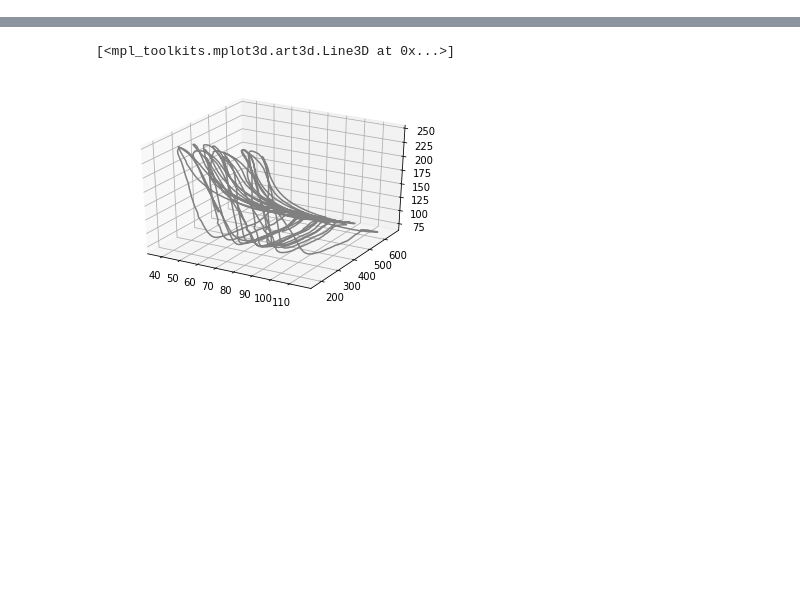
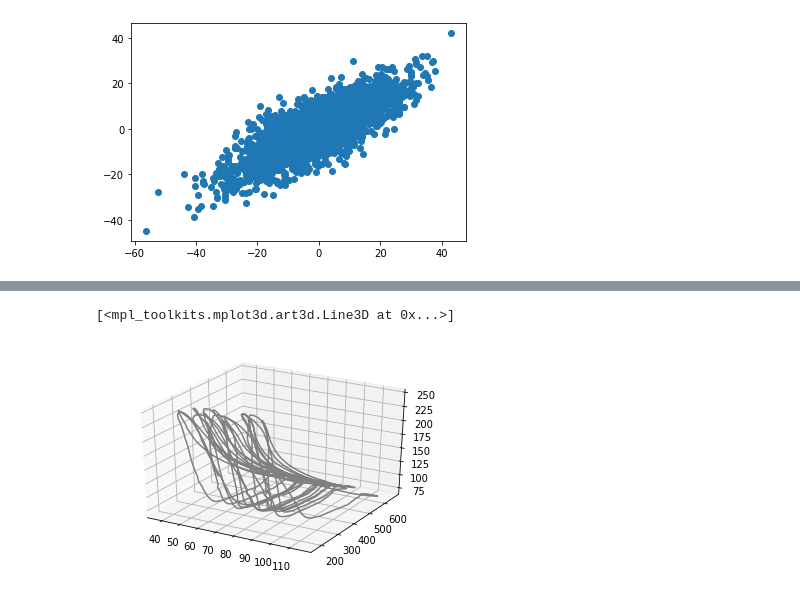
Before and after one commit to inseungkang/learningalgos, a Jupyter notebook: Controller_Inference_AdaptationTrial.ipynb, the cells around one changed output, grey strips where cells are left out. Saved outputs shown, nothing was run; the diff lists cells and outputs as text; code cells hidden in the pictures; blank space fills up the shorter version.

```diff
--- a/Controller_Inference_AdaptationTrial.ipynb
+++ b/Controller_Inference_AdaptationTrial.ipynb
@@ -236,0 +232,89 @@ R2 Value for Y: 0.23644454094597644
+# %%
+# Obtain state vector for pelvis this is combination of position and velocity which was differentiated
+b, a = signal.butter(2, 0.125)
+
+COM_X_r = com[:,0] - foot_r[:,0]
+COM_Y_r = com[:,1] - foot_r[:,1]
+COM_Z_r = com[:,2] - foot_r[:,2]
+COM_X_l = com[:,0] - foot_l[:,0]
+COM_Y_l = com[:,1] - foot_l[:,1]
+COM_Z_l = com[:,2] - foot_l[:,2]
+
+COM_XX_r = np.append(np.diff(COM_X_r), np.diff(COM_X_r)[-1])
+COM_YY_r = np.append(np.diff(COM_Y_r), np.diff(COM_Y_r)[-1])
+COM_ZZ_r = np.append(np.diff(COM_Z_r), np.diff(COM_Z_r)[-1])
+COM_XX_l = np.append(np.diff(COM_X_l), np.diff(COM_X_l)[-1])
+COM_YY_l = np.append(np.diff(COM_Y_l), np.diff(COM_Y_l)[-1])
+COM_ZZ_l = np.append(np.diff(COM_Z_l), np.diff(COM_Z_l)[-1])
+
+COM_XX_r = signal.filtfilt(b, a, COM_XX_r)
+COM_YY_r = signal.filtfilt(b, a, COM_YY_r)
+COM_ZZ_r = signal.filtfilt(b, a, COM_ZZ_r)
+COM_XX_l = signal.filtfilt(b, a, COM_XX_l)
+COM_YY_l = signal.filtfilt(b, a, COM_YY_l)
+COM_ZZ_l = signal.filtfilt(b, a, COM_ZZ_l)
+
+COM_state_r = np.transpose(np.asarray((COM_X_r, COM_Z_r, COM_XX_r, COM_YY_r, COM_ZZ_r)))
+COM_state_l = np.transpose(np.asarray((COM_X_l, COM_Z_l, COM_XX_l, COM_YY_l, COM_ZZ_l)))
+
+# Obtain foot placement vector (X, Y). This is only the position vector but we need to subtract the relevant COM position to obtain foot place relative to the COM
+footXY_l = np.column_stack((foot_l[:,0] - foot_r[:,0], foot_l[:,1] - foot_r[:,1]))
+footXY_r = np.column_stack((foot_r[:,0] - foot_l[:,0], foot_r[:,1] - foot_l[:,1]))
+
+# Obtain COM state and foot placement at mid stance / heel contact for left and right leg using the corresponding gait event index
+COM_ms_l = COM_state_l[[int(i) for i in gait_event_idx[:,0].tolist()]]
+COM_ms_r = COM_state_r[[int(i) for i in gait_event_idx[:,2].tolist()]]
+footXY_hc_l = footXY_l[[int(i) for i in gait_event_idx[:,3].tolist()]]
+footXY_hc_r = footXY_r[[int(i) for i in gait_event_idx[:,1].tolist()]]
+
+# compute the nominal P_star and Q_star which is just a mean value during certain part of the gait cycle (mid stance / heel contact)
+# delta_P_r = signal.detrend(COM_ms_r, type='linear')
+# delta_P_l = signal.detrend(COM_ms_l, type='linear')
+# delta_Q_r = signal.detrend(footXY_hc_l, type='linear')
+# delta_Q_l = signal.detrend(footXY_hc_r, type='linear')
+
+
+# Find the nominal trajectory (moving average of the state)
+def moving_average(y, N):
+  y_final = np.empty(y.shape)
+  for idx in np.arange(y.shape[1]):
+    y_padded = np.pad(y[:,idx], (N//2, N-1-N//2), mode='edge')
+    y_final[:,idx] = np.convolve(y_padded, np.ones((N,))/N, mode='valid')
+  return y_final
+
+N =60
+COM_ms_norm_l = moving_average(COM_ms_l, N)
+COM_ms_norm_r = moving_average(COM_ms_r, N)
+footXY_hc_norm_l = moving_average(footXY_hc_l, N)
+footXY_hc_norm_r = moving_average(footXY_hc_r, N)
+
+
+delta_P_r = COM_ms_r - COM_ms_norm_r
+delta_P_l = COM_ms_l - COM_ms_norm_l
+delta_Q_r = footXY_hc_l - footXY_hc_norm_l
+delta_Q_l = footXY_hc_r - footXY_hc_norm_r
+
+# I want to check the running average of different COM values -> to calculate the running Pnorm and Qnorm
+
+# Using the compuate delata values, fit a linear model around it
+range = 6000
+start = 0
+end = start + range
+
+test_start = np.argmin(np.abs(gait_event_idx[:,0] - start))
+test_end = np.argmin(np.abs(gait_event_idx[:,0] - end))
+
+linear_model_X = LinearRegression().fit(delta_P_r[start:end,:], delta_Q_r[start:end,0])
+linear_model_Y = LinearRegression().fit(delta_P_r[start:end,:], delta_Q_r[start:end,1])
+
+print(file_name)
+print('R2 Value for X: '+str(linear_model_X.score(delta_P_r[start:end], delta_Q_r[start:end,0])))
+print('R2 Value for Y: '+str(linear_model_Y.score(delta_P_r[start:end], delta_Q_r[start:end,1])))
+print(linear_model_X.coef_)
+print(linear_model_Y.coef_)
+print('')
+
+pred = linear_model_X.predict(delta_P_r[start:end])
+plt.plot(delta_Q_r[start:end,0],pred,'o')
+plt.show()
+# %% [output]
@@ -237,3 +326,4 @@ R2 Value for Y: 0.23644454094597644
+[figure, added]
 # %%
 #PLOT the data
 pred_X = linear_model_X.predict(delta_P_r)
```
Also changed, not shown: parts of 9 cells of this notebook.
